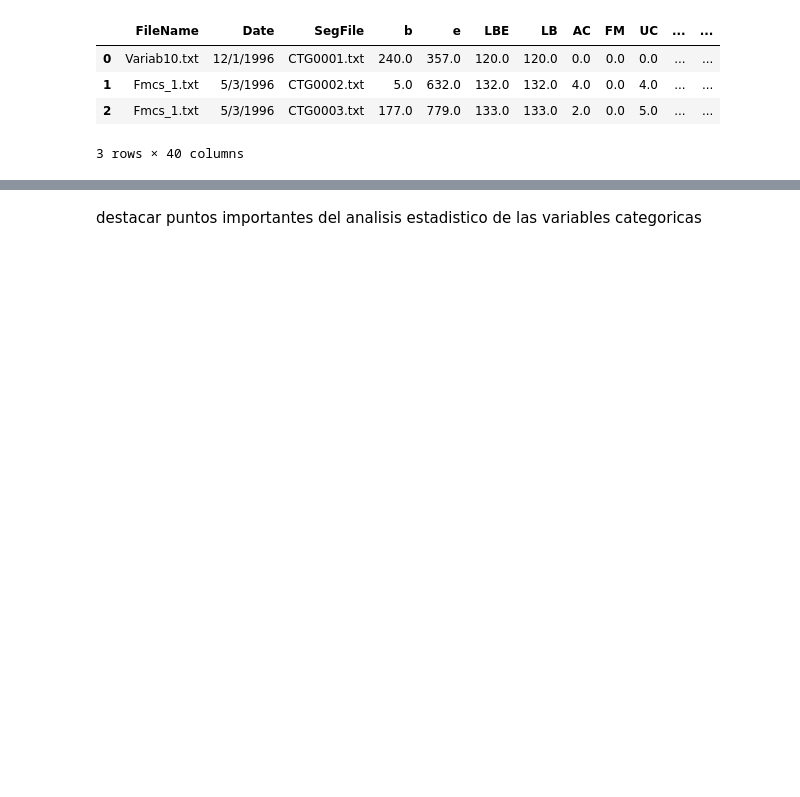
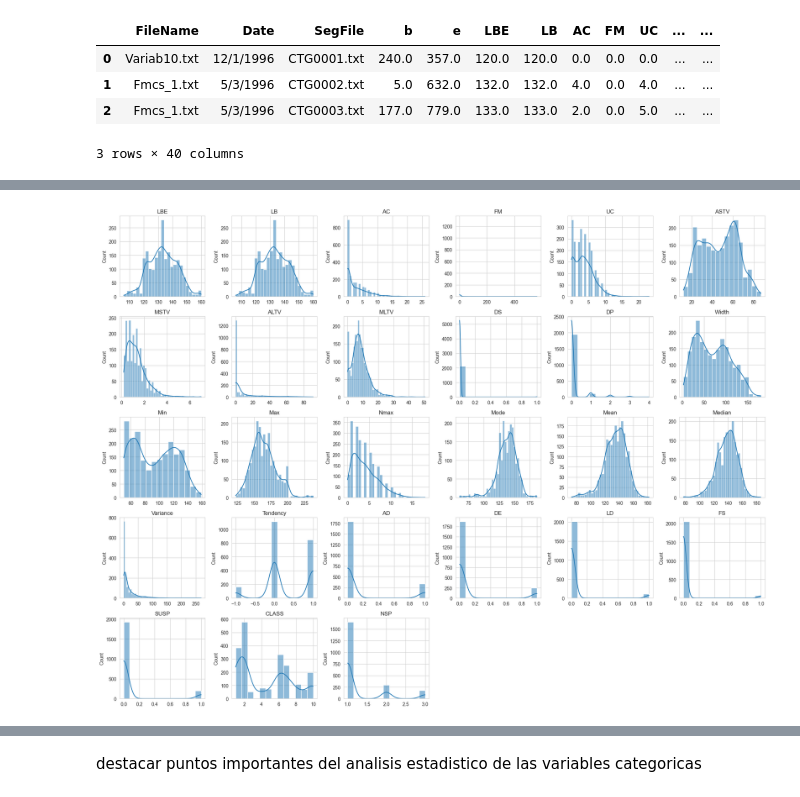
Before and after one commit to Rhydrus/Actividad_Grupal, a Jupyter notebook: Practica 5.ipynb, the cells around one changed output, grey strips where cells are left out. Saved outputs shown, nothing was run; the diff lists cells and outputs as text; code cells hidden in the pictures; blank space fills up the shorter version.

```diff
--- a/Practica 5.ipynb
+++ b/Practica 5.ipynb
@@ -133,0 +149,4 @@ destacar puntos importantes del analisis estadistico de las variables numericas
+# %%
+crear_histogram(data)
+# %% [output]
+[figure, added]
```
Also changed, not shown: parts of 23 cells of this notebook, 3 other files.
